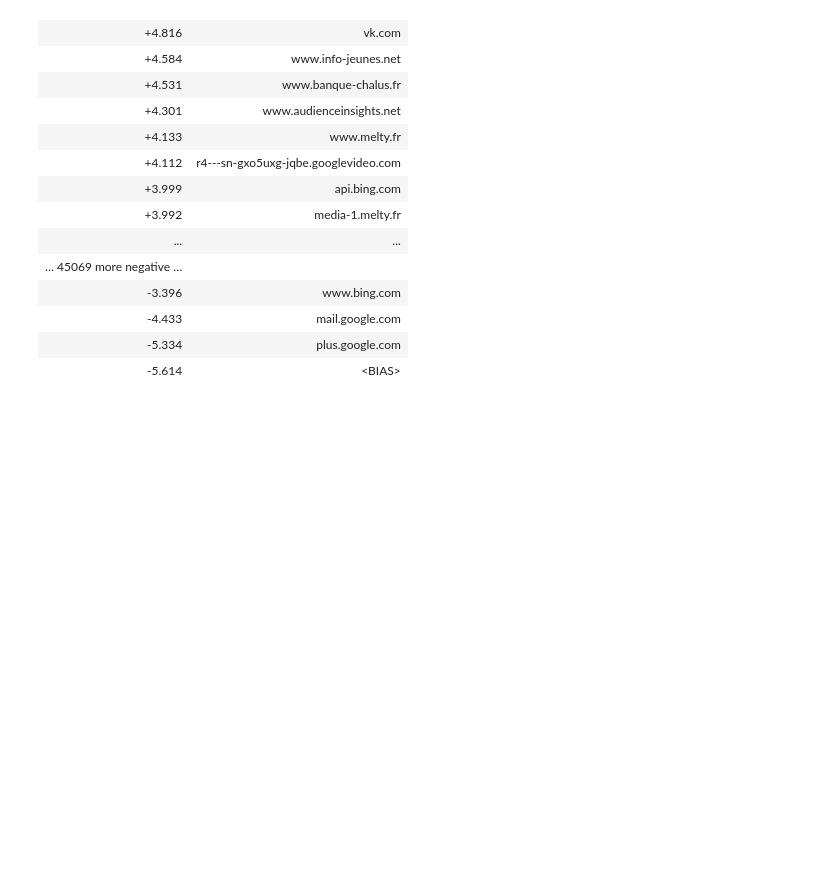
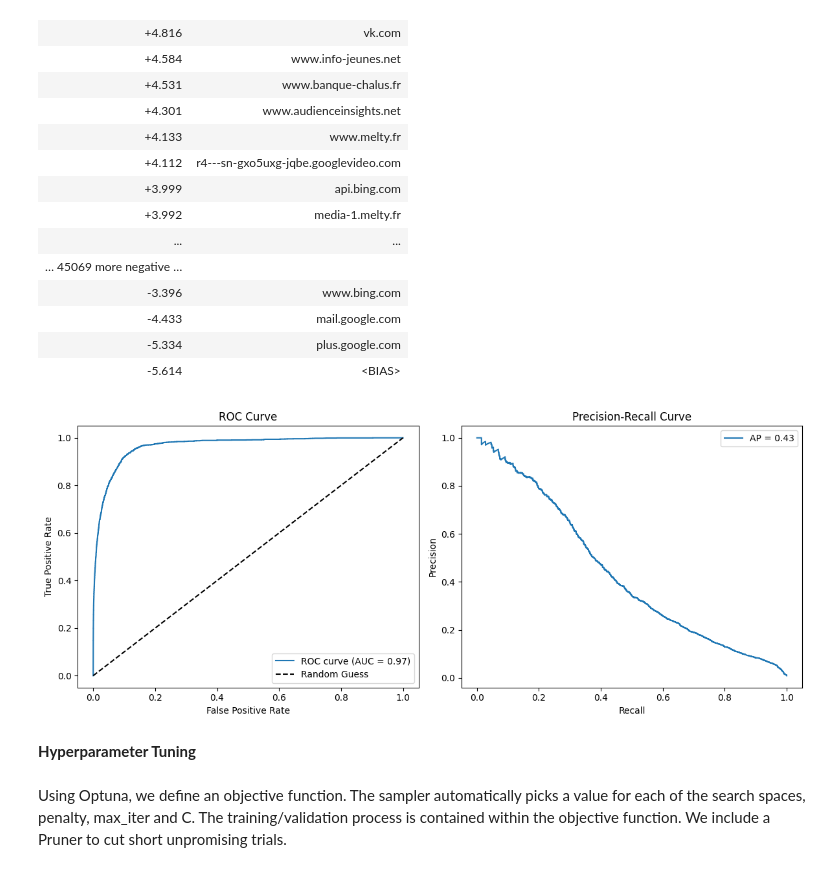
Before and after one commit to TempeHS/2025SE-Mike.N-HSC-MajorProject, a Jupyter notebook: notebooks/model_development.ipynb, the cells around one changed output. Cells and saved outputs as stored; diff of their text form; code cells hidden in the pictures; blank space fills up the shorter version.

```diff
--- a/notebooks/model_development.ipynb
+++ b/notebooks/model_development.ipynb
@@ -246,6 +275,55 @@ y=1 top features
 | -4.433 | mail.google.com |
 | -5.334 | plus.google.com |
 | -5.614 | <BIAS> |
+# %%
+y_pred = baseline_clf.predict_proba(X_train_base)[:, 1]
+
+def make_roc_recall_precision_curves(y_train, y_pred):
+    """
+    Plot ROC and Precision-Recall curves for binary classification results.
+
+    Args:
+        y_train (array-like): True binary labels.
+        y_pred (array-like): Predicted probabilities or scores for the positive class.
+
+    Displays:
+        - ROC curve with AUC score.
+        - Precision-Recall curve with average precision score.
+    """
+    fpr, tpr, _ = roc_curve(y_train, y_pred)
+    roc_auc = auc(fpr, tpr)
+
+    plt.figure(figsize=(12, 5))
+
+    plt.subplot(1, 2, 1)
+    plt.plot(fpr, tpr, label=f"ROC curve (AUC = {roc_auc:.2f})")
+    plt.plot([0, 1], [0, 1], 'k--', label="Random Guess")
+    plt.xlabel('False Positive Rate')
+    plt.ylabel('True Positive Rate')
+    plt.title('ROC Curve')
+    plt.legend()
+
+    # Precision-Recall Curve
+    precision, recall, _ = precision_recall_curve(y_train, y_pred)
+    avg_precision = average_precision_score(y_train, y_pred)
+
+    plt.subplot(1, 2, 2)
+    plt.plot(recall, precision, label=f"AP = {avg_precision:.2f}")
+    plt.xlabel('Recall')
+    plt.ylabel('Precision')
+    plt.title('Precision-Recall Curve')
+    plt.legend()
+
+    plt.tight_layout()
+    plt.show()
+
+make_roc_recall_precision_curves(y_train, y_pred)
+# %% [output]
+[figure, added]
+# %% [markdown]
+**Hyperparameter Tuning**
+# %% [markdown]
+Using Optuna, we define an objective function. The sampler automatically picks a value for each of the search spaces, penalty, max_iter and C. The training/validation process is contained within the objective function. We include a Pruner to cut short unpromising trials.
 # %%
 def objective(trial):
     penalty = trial.suggest_categorical('penalty', ['l1', 'l2'])
```
Also changed, not shown: parts of 26 cells of this notebook, 6 other files.
